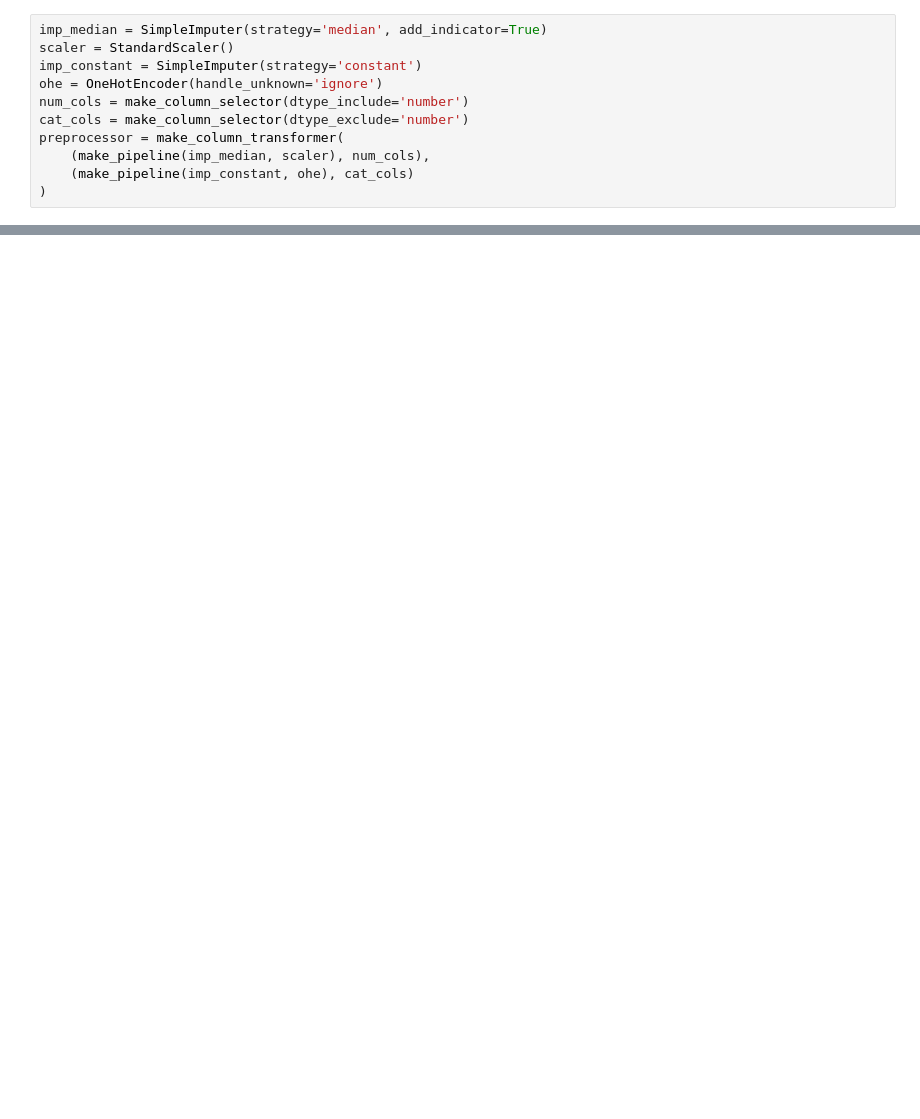
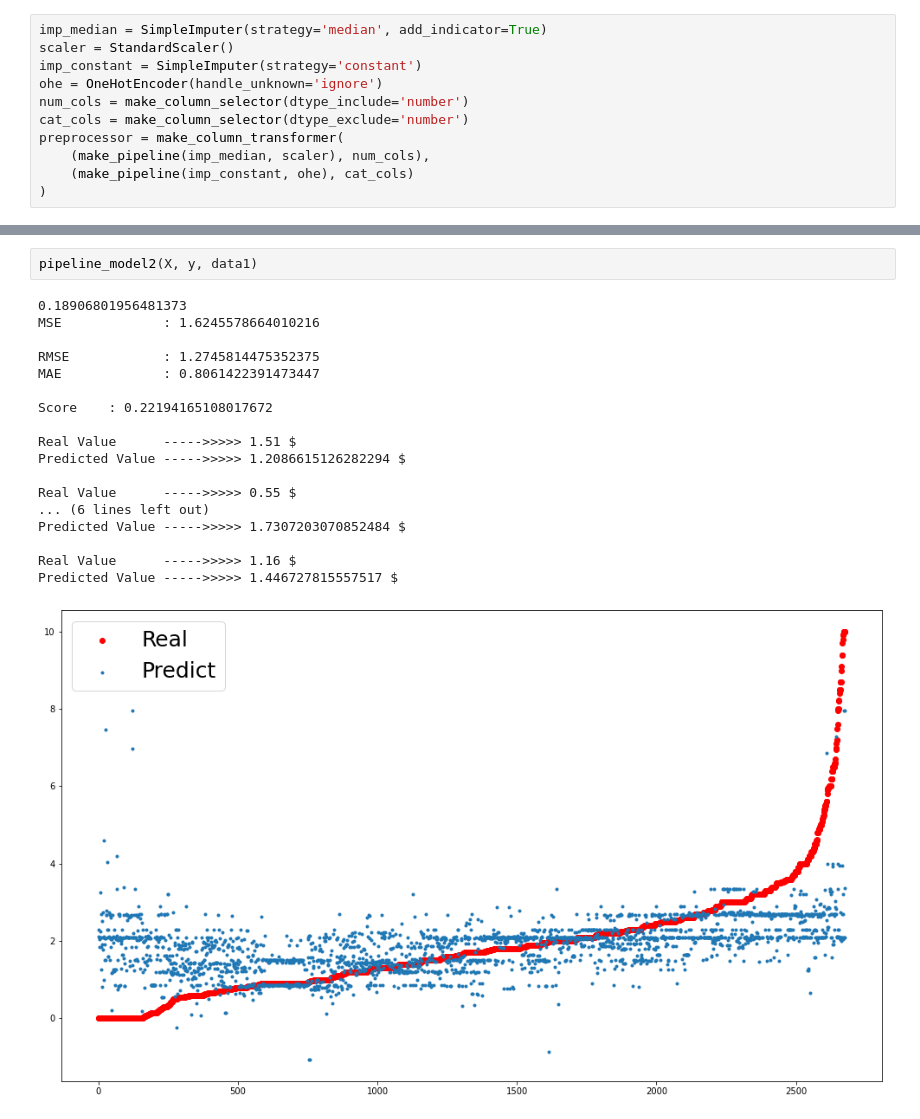
Before and after one commit to lythanhhai/Crawl_Real_Estate, a Jupyter notebook: EDA.ipynb, the cells around one changed output, grey strips where cells are left out. Drawn from its saved outputs; the diff is of its cells as text; blank space fills up the shorter version.

```diff
--- a/EDA.ipynb
+++ b/EDA.ipynb
@@ -350,0 +436,21 @@ Predicted Value ----->>>>> 2 $
+# %%
+pipeline_model2(X, y, data1)
+# %% [output]
+0.18906801956481373
+MSE             : 1.6245578664010216
+
+RMSE            : 1.2745814475352375
+MAE             : 0.8061422391473447
+
+Score    : 0.22194165108017672
+
+Real Value      ----->>>>> 1.51 $
+Predicted Value ----->>>>> 1.2086615126282294 $
+
+Real Value      ----->>>>> 0.55 $
+... (6 lines left out)
+Predicted Value ----->>>>> 1.7307203070852484 $
+
+Real Value      ----->>>>> 1.16 $
+Predicted Value ----->>>>> 1.446727815557517 $
+[figure, added]
```
Also changed, not shown: parts of 6 cells of this notebook.
